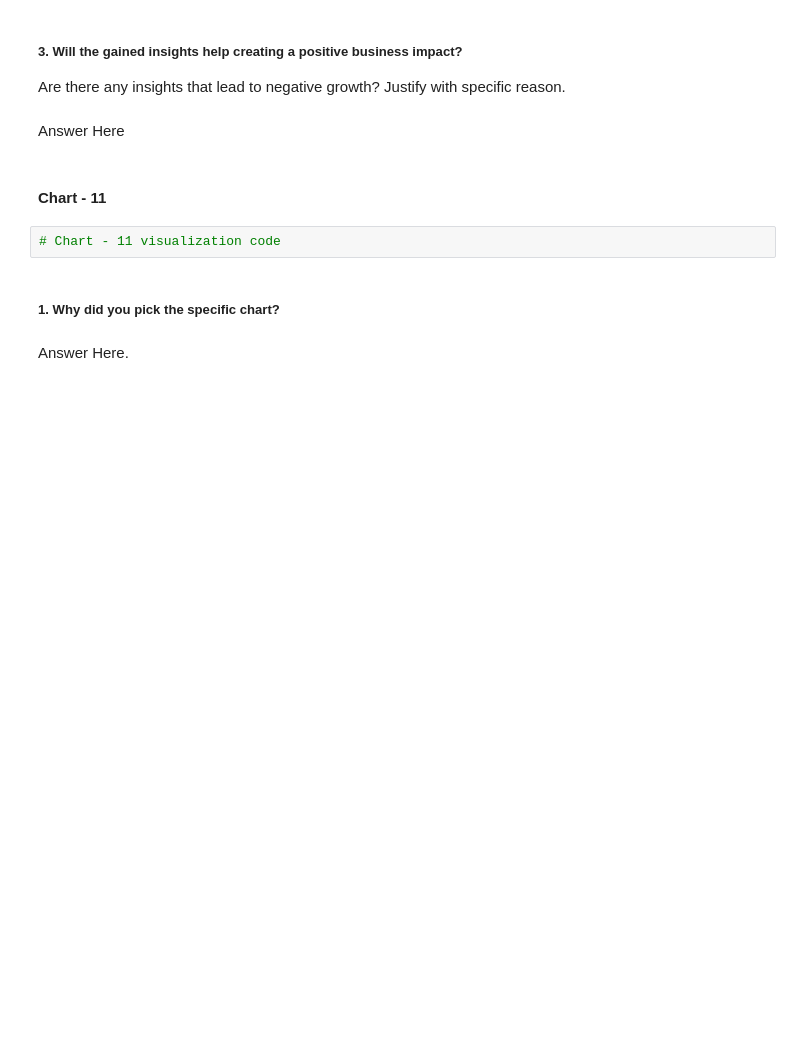
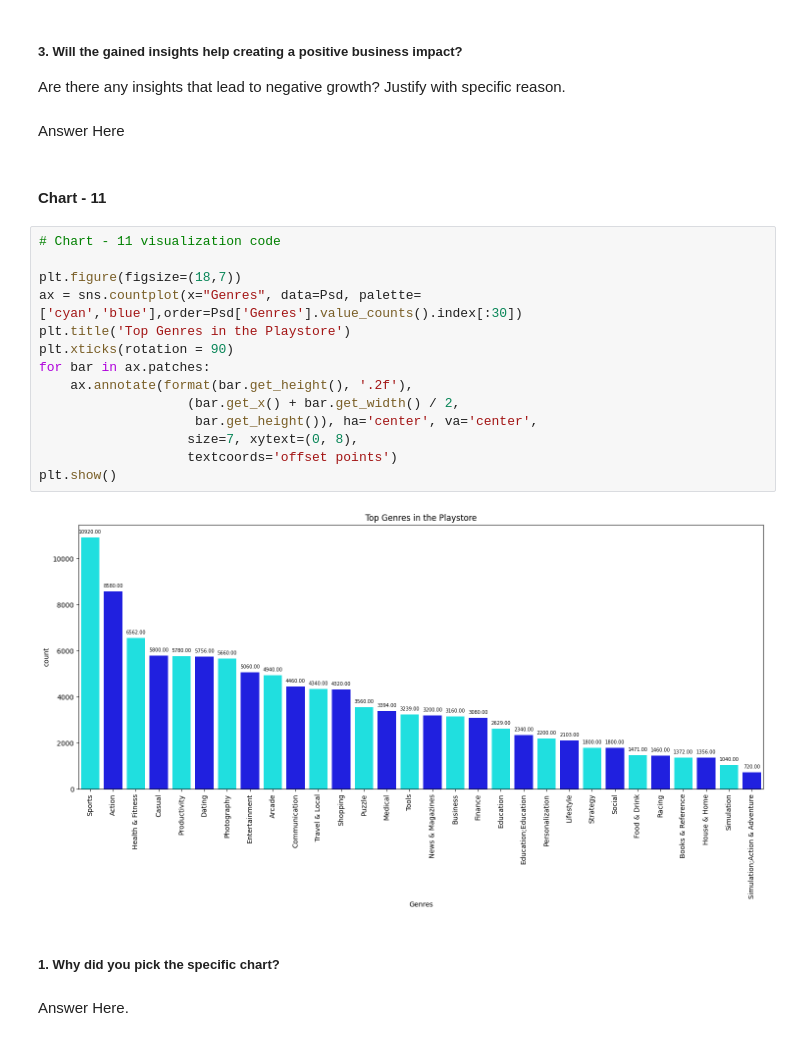
Before and after one commit to sanidhya1996/Exploratory-Data-Analysis-EDA-, a Jupyter notebook: Play_Store_App_Review_analysis(EDA).ipynb, the cells around one changed output. Saved outputs shown, nothing was run; the diff lists cells and outputs as text; blank space fills up the shorter version.

```diff
--- a/Play_Store_App_Review_analysis(EDA).ipynb
+++ b/Play_Store_App_Review_analysis(EDA).ipynb
@@ -624,8 +649,22 @@ Are there any insights that lead to negative growth? Justify with specific reaso
 Answer Here
 # %% [markdown]
 #### Chart - 11
-# %%
-# Chart - 11 visualization code
+# %%
+# Chart - 11 visualization code
+
+plt.figure(figsize=(18,7))
+ax = sns.countplot(x="Genres", data=Psd, palette= ['cyan','blue'],order=Psd['Genres'].value_counts().index[:30])
+plt.title('Top Genres in the Playstore')
+plt.xticks(rotation = 90)
+for bar in ax.patches:
+    ax.annotate(format(bar.get_height(), '.2f'),
+                   (bar.get_x() + bar.get_width() / 2,
+                    bar.get_height()), ha='center', va='center',
+                   size=7, xytext=(0, 8),
+                   textcoords='offset points')
+plt.show()
+# %% [output]
+[figure, added]
 # %% [markdown]
 ##### 1. Why did you pick the specific chart?
 # %% [markdown]
```
Also changed, not shown: parts of 8 cells of this notebook.
